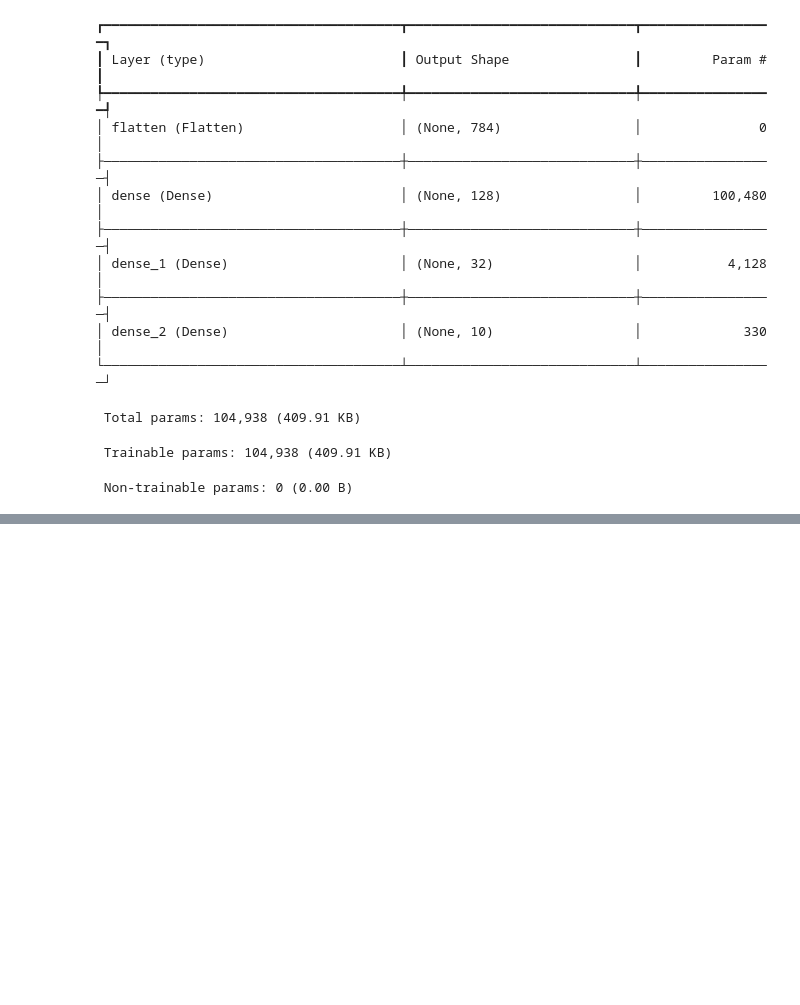
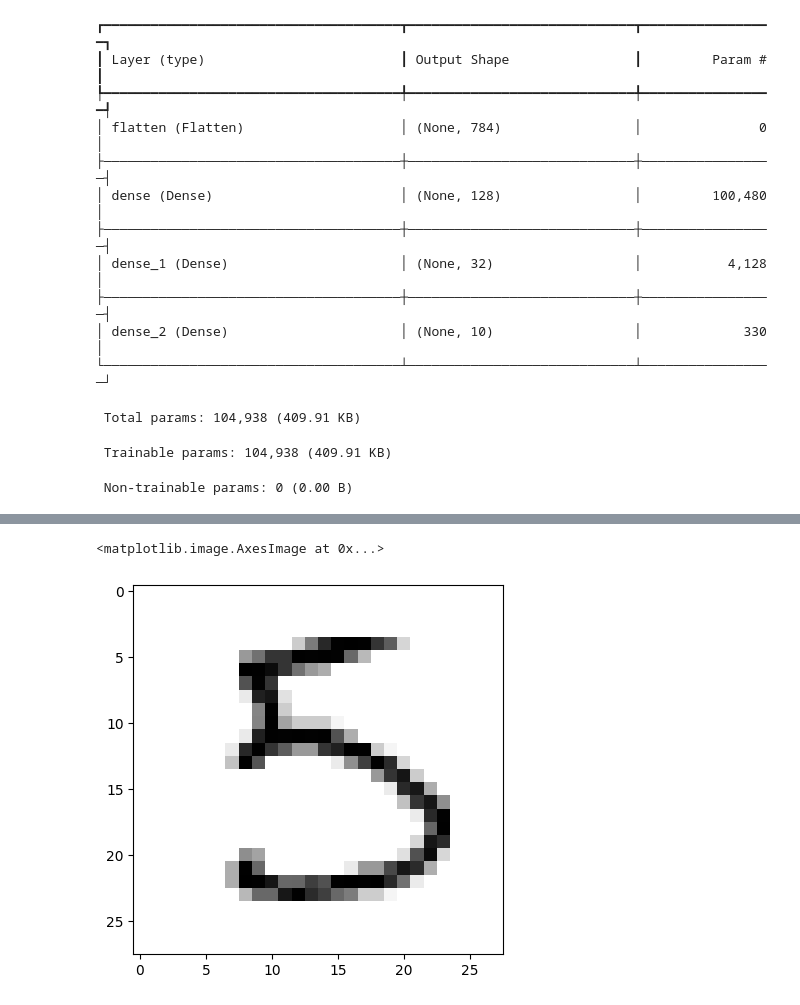
Before and after one commit to sahilkhan-7/handwritten-digit-recognition, a Jupyter notebook: MNIST_Classification.ipynb, the cells around one changed output, grey strips where cells are left out. Drawn from its saved outputs; the diff is of its cells as text; code cells hidden in the pictures; blank space fills up the shorter version.

```diff
--- a/MNIST_Classification.ipynb
+++ b/MNIST_Classification.ipynb
@@ -212,2 +242,7 @@ model.predict(X_test[125].reshape(1, 28, 28)).argmax(axis=1)
+# %%
+plt.imshow(X_test[15], cmap = 'binary')
+# %% [output]
+<matplotlib.image.AxesImage at 0x...>
+[figure, added]
 # %%
 model.predict(X_test[15].reshape(1, 28, 28)).argmax(axis=1)
```
Also changed, not shown: parts of 40 cells of this notebook.
